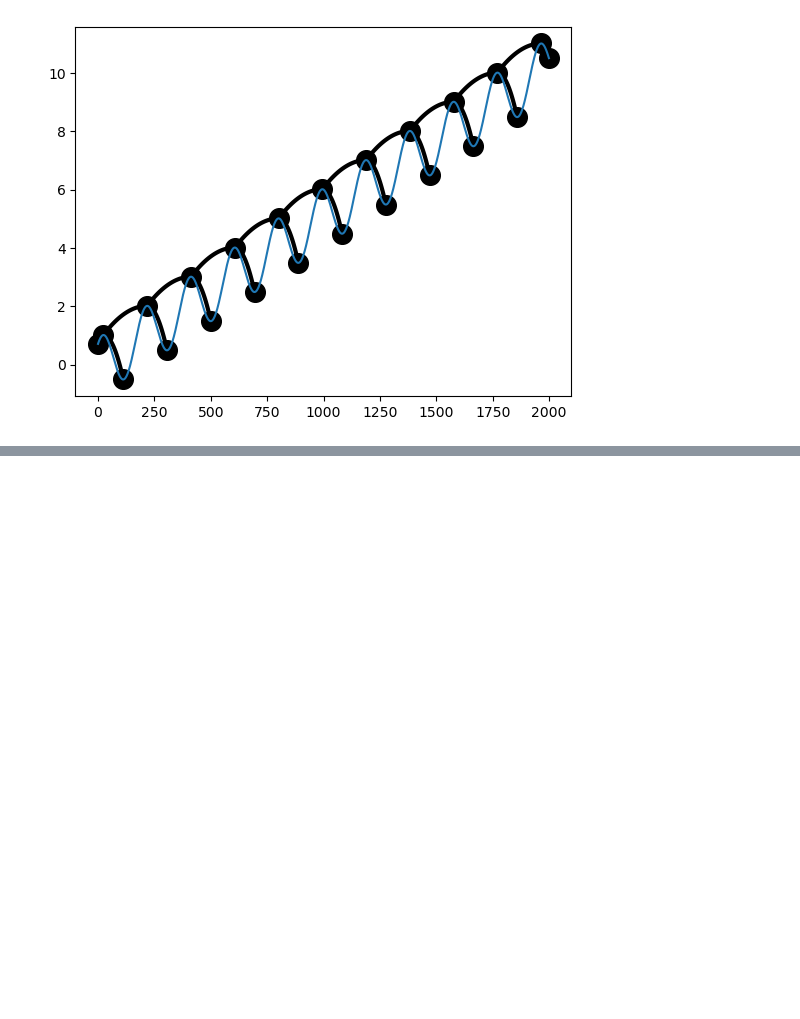
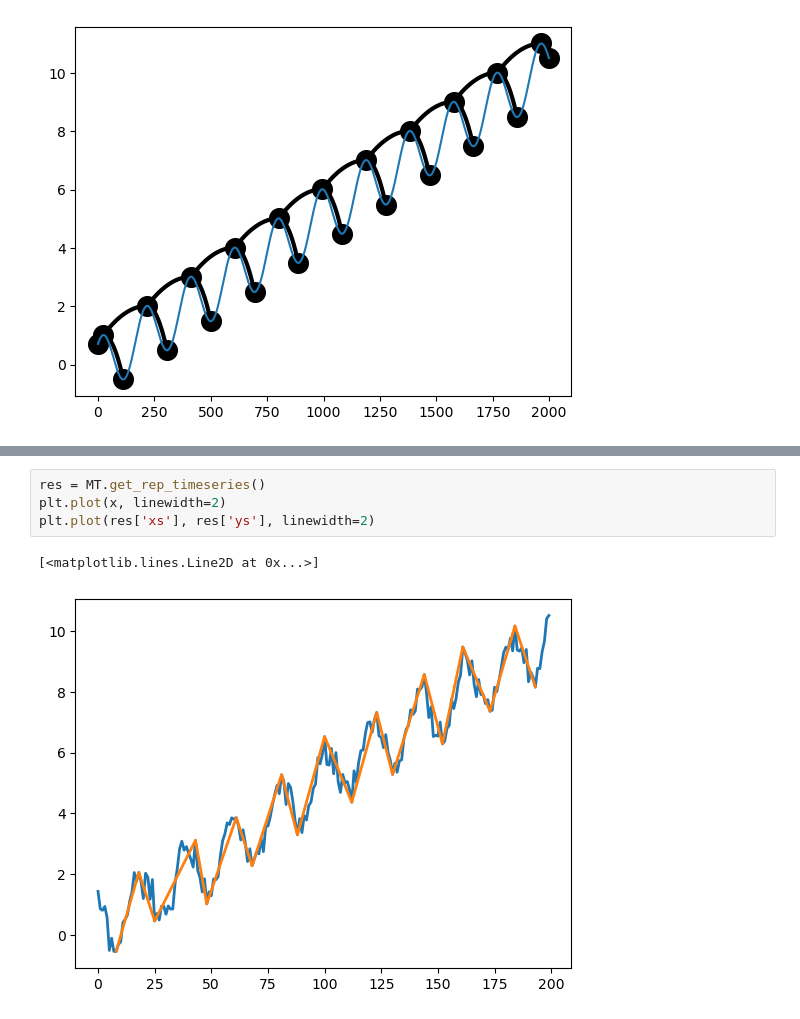
Before and after one commit to UrsinusREU2022MergeTrees/MergeTrees, a Jupyter notebook: notebooks/MergeTreeBasics.ipynb, the cells around one changed output, grey strips where cells are left out. Drawn from its saved outputs; the diff is of its cells as text; blank space fills up the shorter version.

```diff
--- a/notebooks/MergeTreeBasics.ipynb
+++ b/notebooks/MergeTreeBasics.ipynb
@@ -139,0 +169,7 @@ for i, (eps, MT) in enumerate(zip([eps1, eps2, eps3], [MT1, MT2, MT3])):
+# %%
+res = MT.get_rep_timeseries()
+plt.plot(x, linewidth=2)
+plt.plot(res['xs'], res['ys'], linewidth=2)
+# %% [output]
+[<matplotlib.lines.Line2D at 0x...>]
+[figure, added]
```
Also changed, not shown: parts of 7 cells of this notebook, 4 other files.
